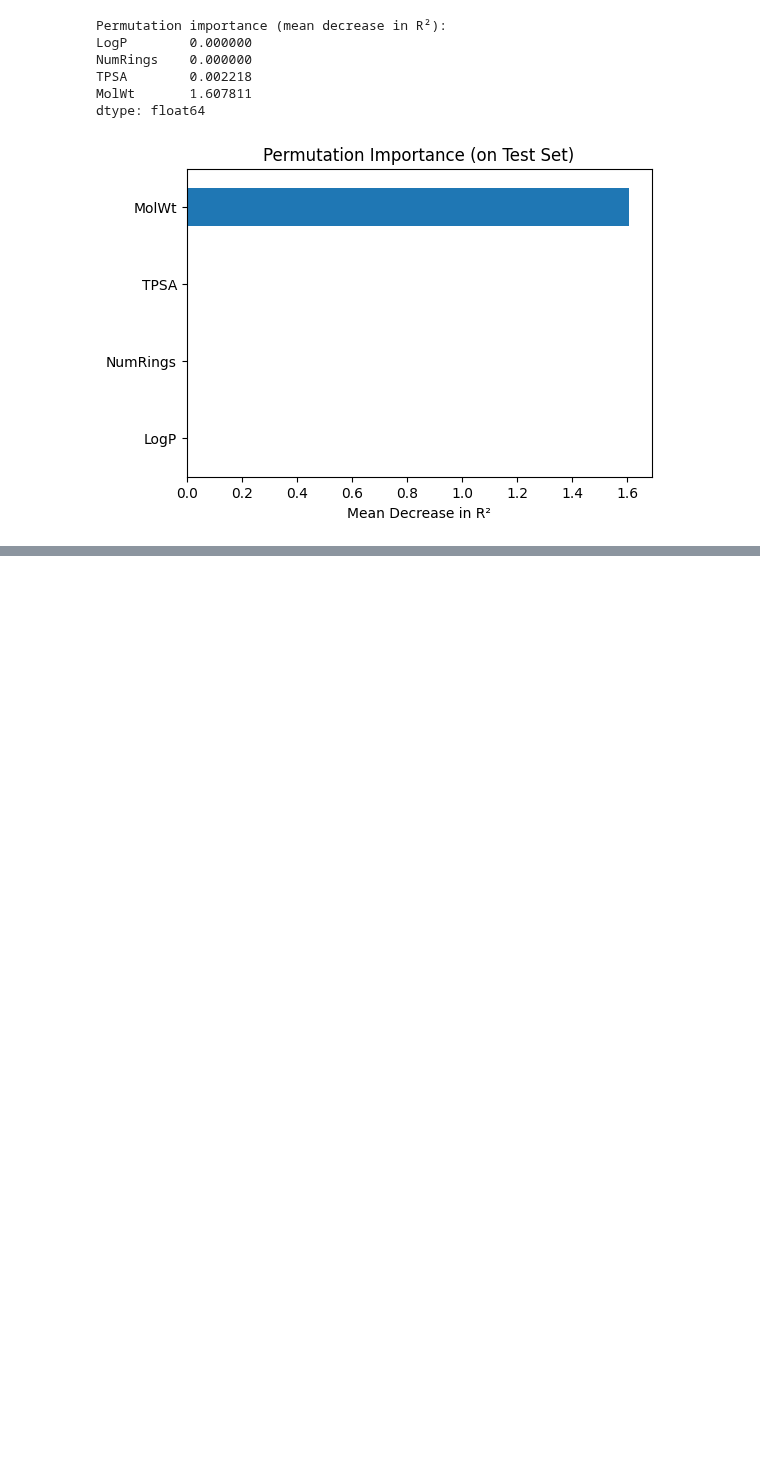
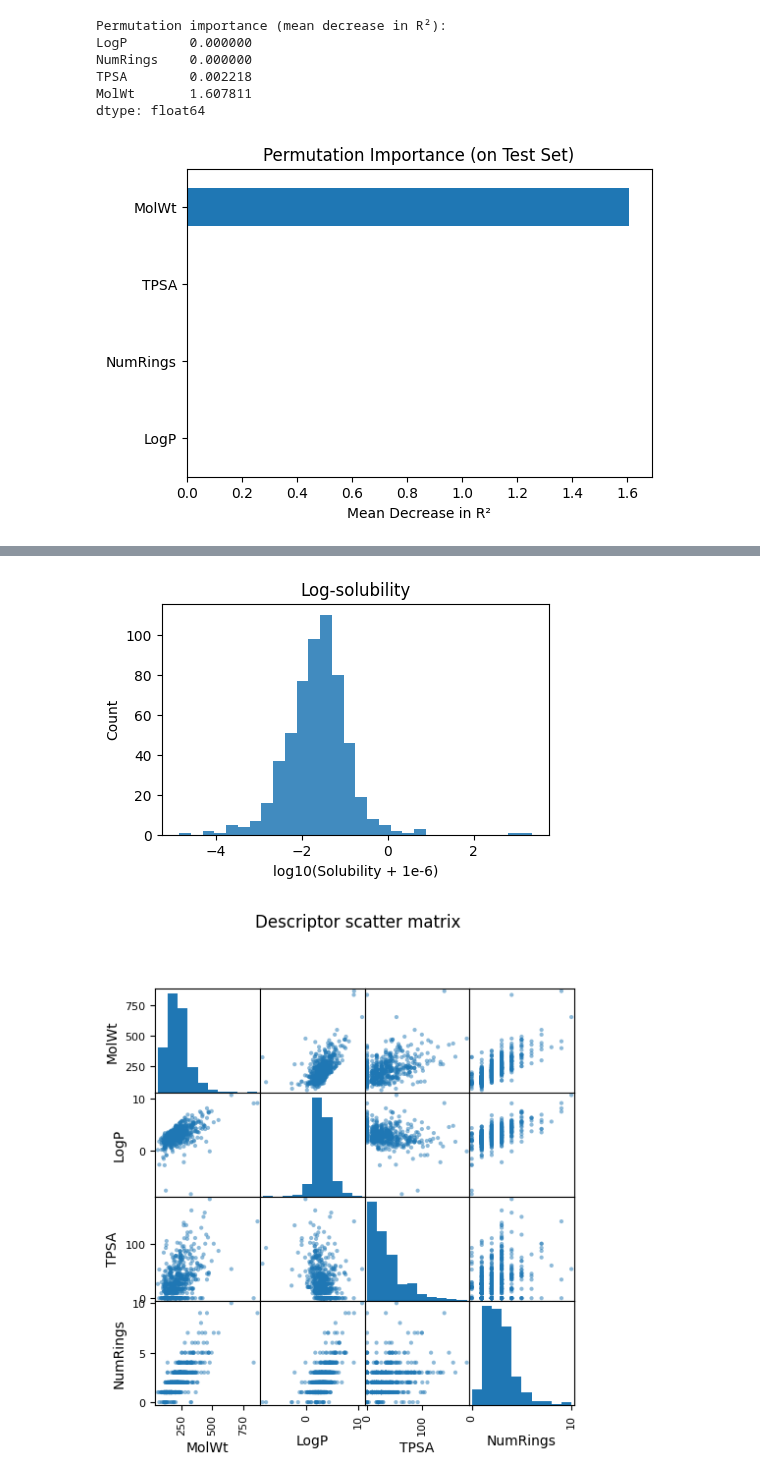
Before and after one commit to zzhenglab/ai4chem, a Jupyter notebook: book/_build/jupyter_execute/lecture-06.ipynb, the cells around one changed output, grey strips where cells are left out. Cells and saved outputs as stored; diff of their text form; code cells hidden in the pictures; blank space fills up the shorter version.

```diff
--- a/book/_build/jupyter_execute/lecture-06.ipynb
+++ b/book/_build/jupyter_execute/lecture-06.ipynb
@@ -756,0 +765,20 @@ Use the trained Ridge to predict log‑solubility for:
+# %%
+# Log target
+df_reg_mp = df_reg_mp.copy()
+y_log = np.log10(df_reg_mp["Solubility_mol_per_L"] + 1e-6)
+
+# Features and split
+X = df_reg_mp[["MolWt","LogP","TPSA","NumRings"]].values
+X_tr, X_te, y_tr, y_te = train_test_split(X, y_log, test_size=0.2, random_state=15)
+
+# Plots
+plt.figure(figsize=(5,3))
+plt.hist(y_log, bins=30, alpha=0.85)
+plt.xlabel("log10(Solubility + 1e-6)"); plt.ylabel("Count"); plt.title("Log-solubility")
+plt.show()
+
+pd.plotting.scatter_matrix(df_reg_mp[["MolWt","LogP","TPSA","NumRings"]], figsize=(5.5,5.5))
+plt.suptitle("Descriptor scatter matrix", y=1.02); plt.show()
+# %% [output]
+[figure, added]
+[figure, added]
```
Also changed, not shown: parts of 10 cells of this notebook, 26 other files.
